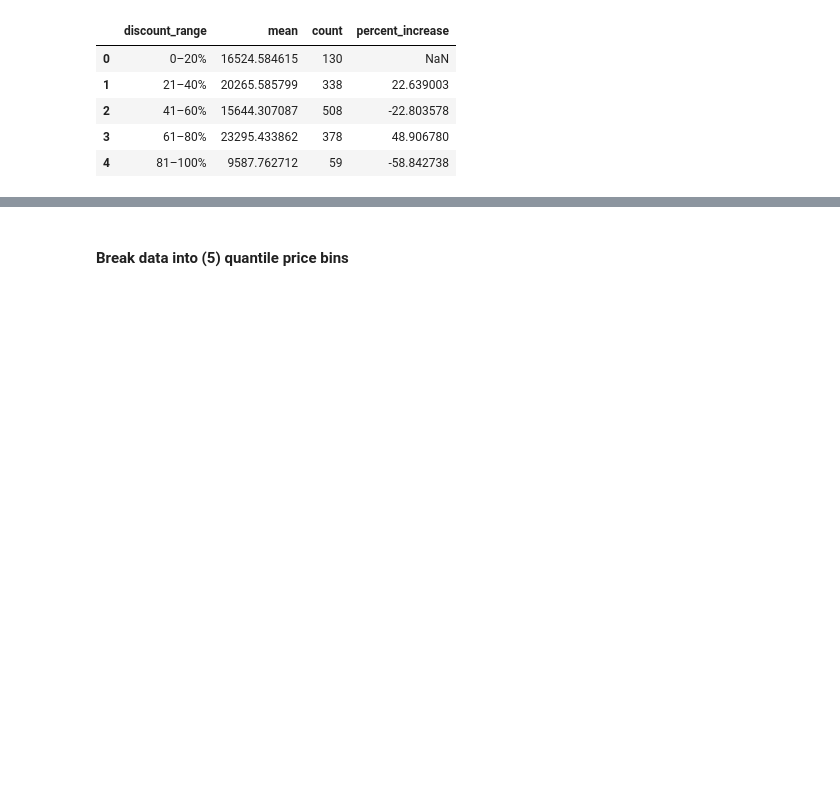
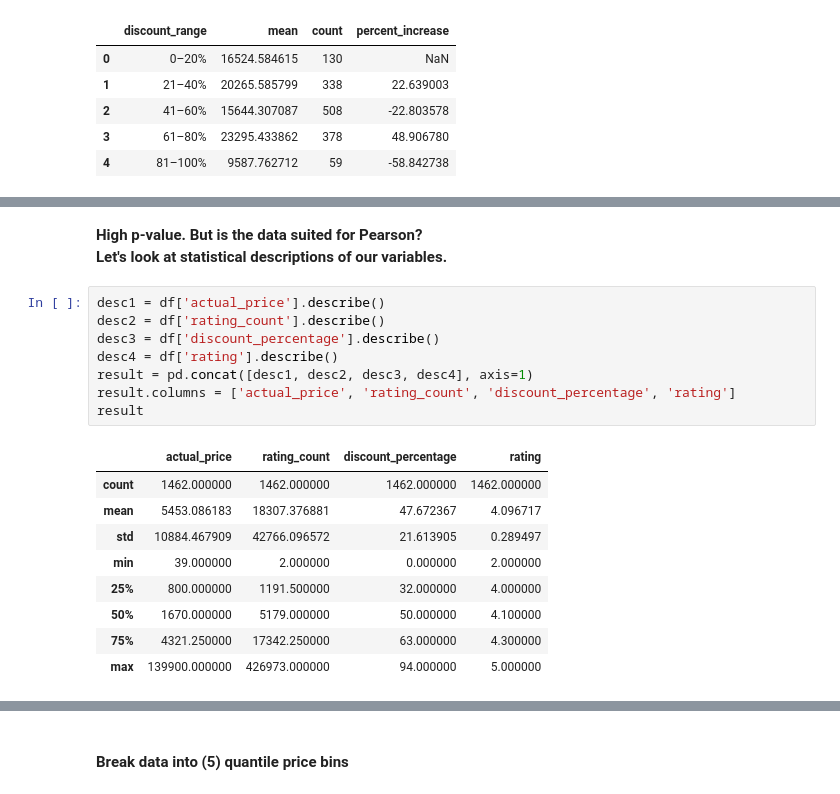
Before and after one commit to pterryt/amazon-data-analytics, a Jupyter notebook: amazon-reviews.ipynb, the cells around one changed output, grey strips where cells are left out. Cells and saved outputs as stored; diff of their text form; blank space fills up the shorter version.

```diff
--- a/amazon-reviews.ipynb
+++ b/amazon-reviews.ipynb
@@ -419,0 +333,22 @@ Name: actual_price, dtype: float64
+# %% [markdown]
+**High p-value.**
+**But is the data suited for Pearson?**<br>
+**Let's look at statistical descriptions of our variables.**
+# %%
+desc1 = df['actual_price'].describe()
+desc2 = df['rating_count'].describe()
+desc3 = df['discount_percentage'].describe()
+desc4 = df['rating'].describe()
+result = pd.concat([desc1, desc2, desc3, desc4], axis=1)
+result.columns = ['actual_price', 'rating_count', 'discount_percentage', 'rating']
+result
+# %% [output]
+|  | actual_price | rating_count | discount_percentage | rating |
+| count | 1462.000000 | 1462.000000 | 1462.000000 | 1462.000000 |
+| mean | 5453.086183 | 18307.376881 | 47.672367 | 4.096717 |
+| std | 10884.467909 | 42766.096572 | 21.613905 | 0.289497 |
+| min | 39.000000 | 2.000000 | 0.000000 | 2.000000 |
+| 25% | 800.000000 | 1191.500000 | 32.000000 | 4.000000 |
+| 50% | 1670.000000 | 5179.000000 | 50.000000 | 4.100000 |
+| 75% | 4321.250000 | 17342.250000 | 63.000000 | 4.300000 |
+| max | 139900.000000 | 426973.000000 | 94.000000 | 5.000000 |
```
Also changed, not shown: parts of 20 cells of this notebook.
